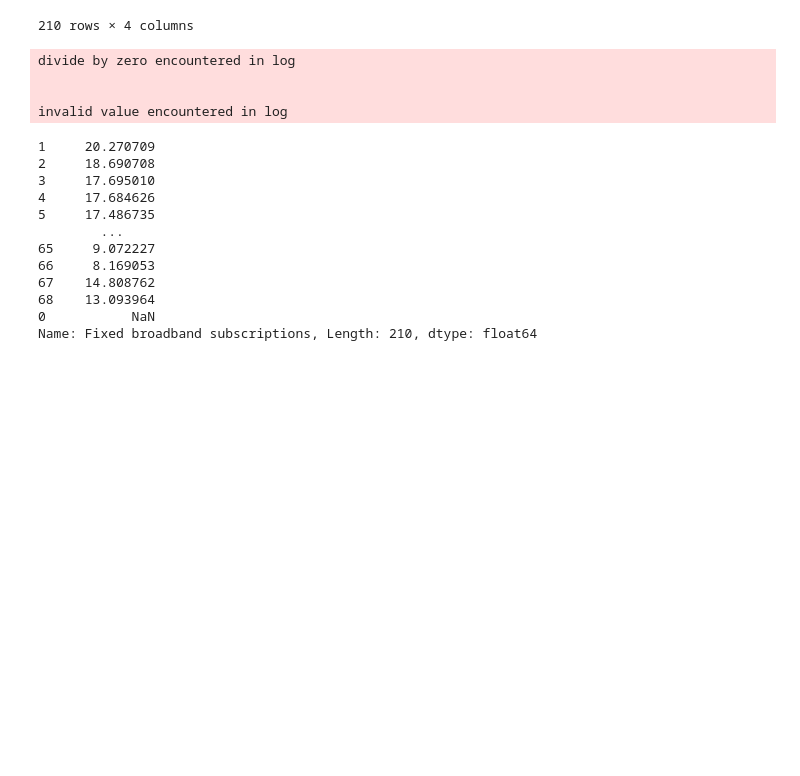
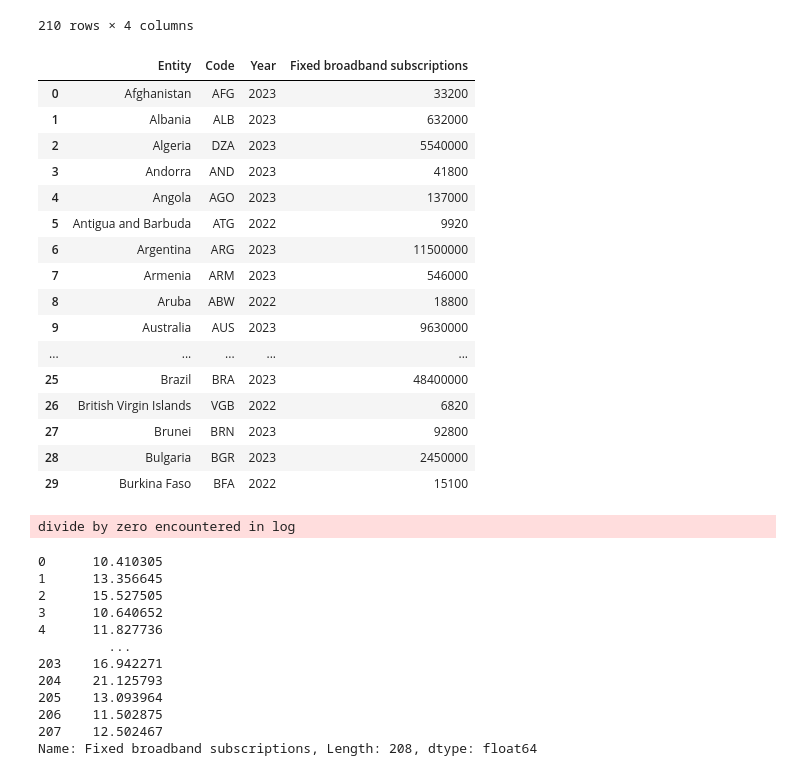
Before and after one commit to johnsandsjo/data-visualisation-john-sandsjo-de24, a Jupyter notebook: exercises/exercise2/exercise2_4.ipynb, the cells around one changed output. Saved outputs shown, nothing was run; the diff lists cells and outputs as text; code cells hidden in the pictures; blank space fills up the shorter version.

```diff
--- a/exercises/exercise2/exercise2_4.ipynb
+++ b/exercises/exercise2/exercise2_4.ipynb
@@ -108,28 +115,54 @@ df_2023_full
 | 68 | Yemen | YEM | 2022.0 | 486000.0 |
 | 0 | Sierra Leone | SLE | NaN | -1.0 |
 210 rows × 4 columns
+# %%
+full_df = duckdb.query("""--sql
+            SELECT
+                df1.entity,
+                df1.code,
+                df1.year,
+                df1."Fixed broadband subscriptions"
+            FROM df as df1
+            WHERE df1.year = (SELECT MAX(df2.year) from df as df2 WHERE df1.code = df2.code)
+""").df()
+full_df.head(30)
+# %% [output]
+|  | Entity | Code | Year | Fixed broadband subscriptions |
+| 0 | Afghanistan | AFG | 2023 | 33200 |
+| 1 | Albania | ALB | 2023 | 632000 |
+| 2 | Algeria | DZA | 2023 | 5540000 |
+| 3 | Andorra | AND | 2023 | 41800 |
+| 4 | Angola | AGO | 2023 | 137000 |
+| 5 | Antigua and Barbuda | ATG | 2022 | 9920 |
+| 6 | Argentina | ARG | 2023 | 11500000 |
+| 7 | Armenia | ARM | 2023 | 546000 |
+| 8 | Aruba | ABW | 2022 | 18800 |
+| 9 | Australia | AUS | 2023 | 9630000 |
+| ... | ... | ... | ... | ... |
+| 25 | Brazil | BRA | 2023 | 48400000 |
+| 26 | British Virgin Islands | VGB | 2022 | 6820 |
+| 27 | Brunei | BRN | 2023 | 92800 |
+| 28 | Bulgaria | BGR | 2023 | 2450000 |
+| 29 | Burkina Faso | BFA | 2022 | 15100 |
 # %%
 import numpy as np
 
-countries_log = np.log(df_2023_full["Fixed broadband subscriptions"])
+countries_log = np.log(full_df["Fixed broadband subscriptions"])
 countries_log
 # %% [output]
 divide by zero encountered in log
-
-
-invalid value encountered in log
-1     20.270709
-2     18.690708
-3     17.695010
-4     17.684626
-5     17.486735
-        ...
-65     9.072227
-66     8.169053
-67    14.808762
-68    13.093964
-0           NaN
-Name: Fixed broadband subscriptions, Length: 210, dtype: float64
+0      10.410305
+1      13.356645
+2      15.527505
+3      10.640652
+4      11.827736
+         ...
+203    16.942271
+204    21.125793
+205    13.093964
+206    11.502875
+207    12.502467
+Name: Fixed broadband subscriptions, Length: 208, dtype: float64
 # %%
 import plotly.express as px
 
```
Also changed, not shown: parts of 2 cells of this notebook, 5 other files.
